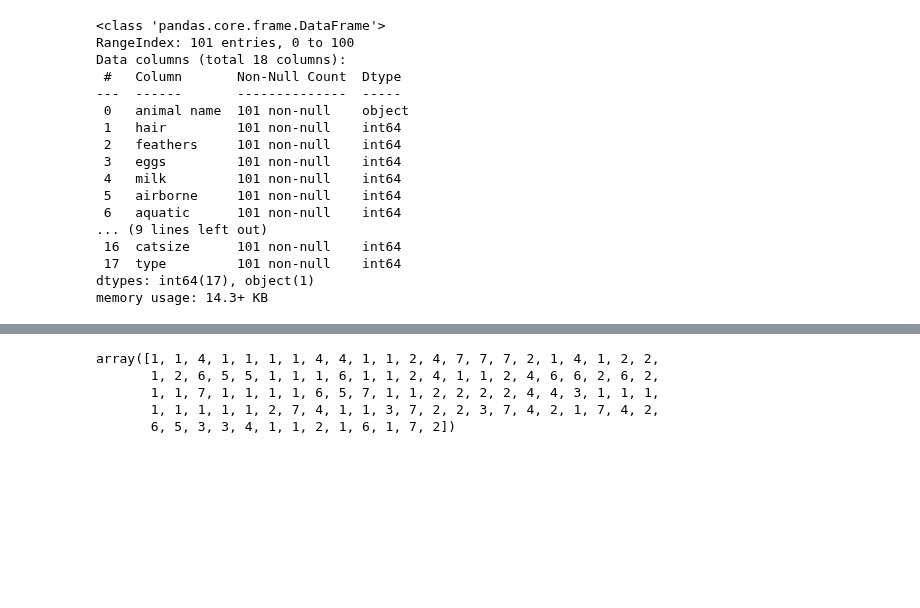
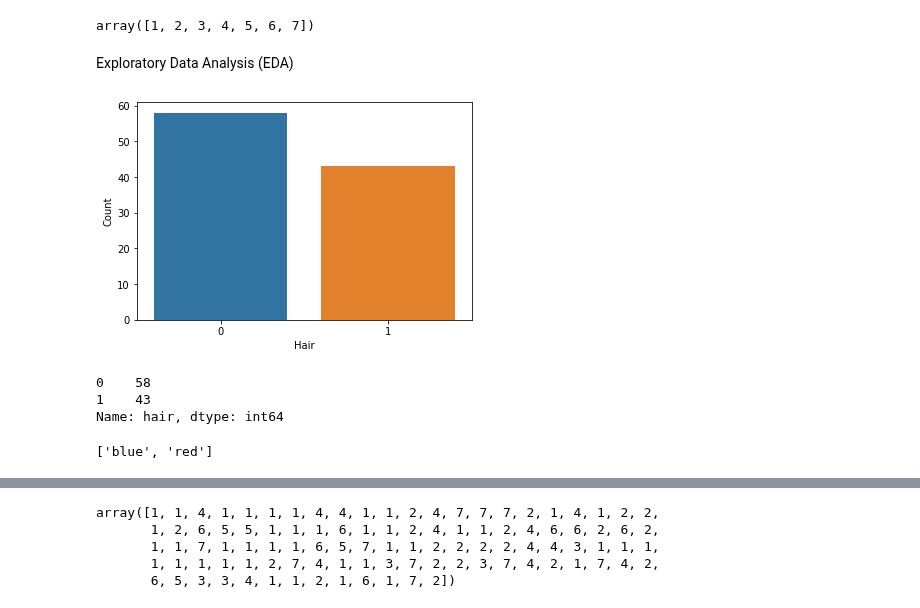
Before and after one commit to Bhavin52/Assignment, a Jupyter notebook: KNN_Q1.ipynb, the cells around one changed output, grey strips where cells are left out. Drawn from its saved outputs; the diff is of its cells as text; code cells hidden in the pictures; blank space fills up the shorter version.

```diff
--- a/KNN_Q1.ipynb
+++ b/KNN_Q1.ipynb
@@ -23,22 +53,20 @@ zoo.describe().T
-# %%
-zoo.info()
-# %% [output]
-<class 'pandas.core.frame.DataFrame'>
-RangeIndex: 101 entries, 0 to 100
-Data columns (total 18 columns):
- #   Column       Non-Null Count  Dtype
----  ------       --------------  -----
- 0   animal name  101 non-null    object
- 1   hair         101 non-null    int64
- 2   feathers     101 non-null    int64
- 3   eggs         101 non-null    int64
- 4   milk         101 non-null    int64
- 5   airborne     101 non-null    int64
- 6   aquatic      101 non-null    int64
-... (9 lines left out)
- 16  catsize      101 non-null    int64
- 17  type         101 non-null    int64
-dtypes: int64(17), object(1)
-memory usage: 14.3+ KB
+# %%
+class_.Class_Number.unique()
+# %% [output]
+array([1, 2, 3, 4, 5, 6, 7])
 # %%
 Zoo = zoo.drop("animal name", axis='columns')
+# %% [markdown]
+Exploratory Data Analysis (EDA)
+# %%
+#Visualizing has hair or not ?
+sns.countplot(x="hair", data=zoo)
+plt.xlabel("Hair")
+plt.ylabel("Count")
+plt.show()
+zoo.loc[:,'hair'].value_counts()
+# %% [output]
+[figure, added]
+0    58
+1    43
+Name: hair, dtype: int64
@@ -44,0 +75,5 @@ Zoo = zoo.drop("animal name", axis='columns')
+# %%
+unique_list = list(set(color_list))
+unique_list
+# %% [output]
+['blue', 'red']
```
Also changed, not shown: parts of 6 cells of this notebook.
